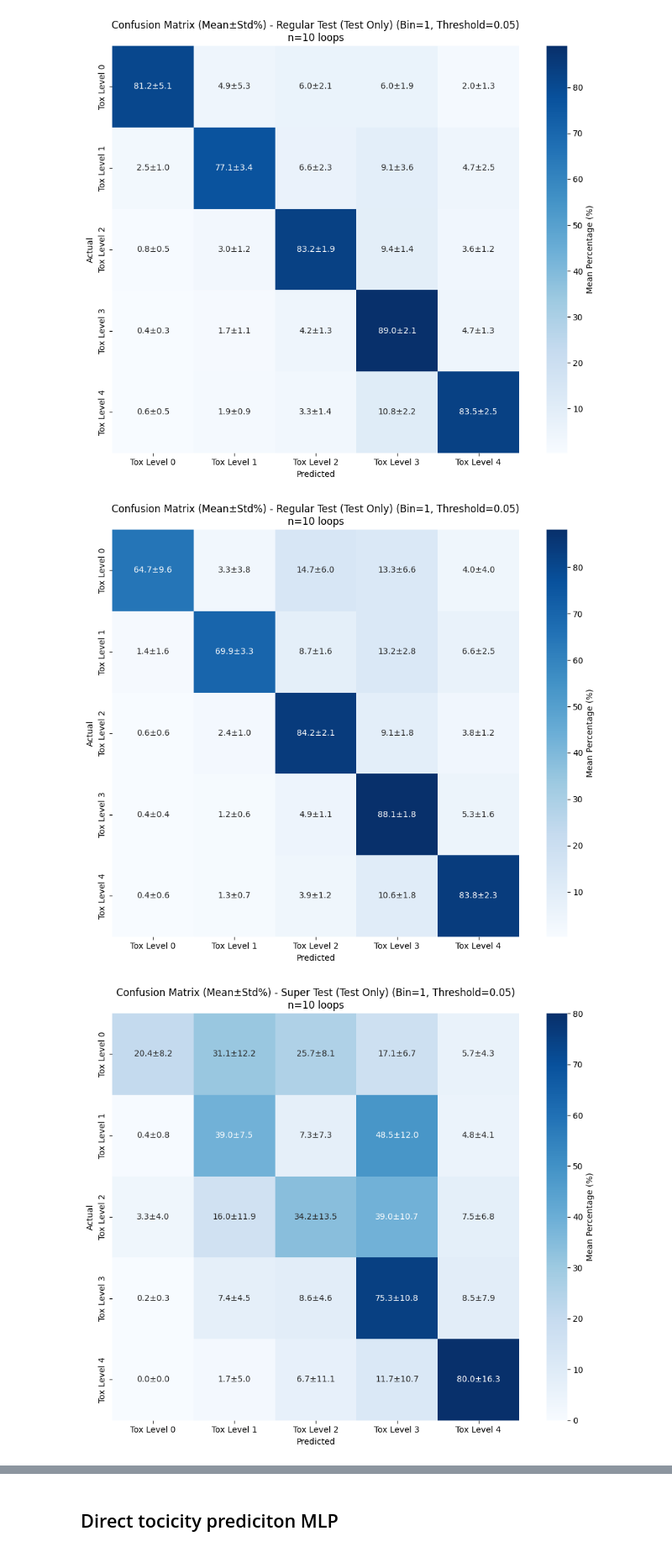
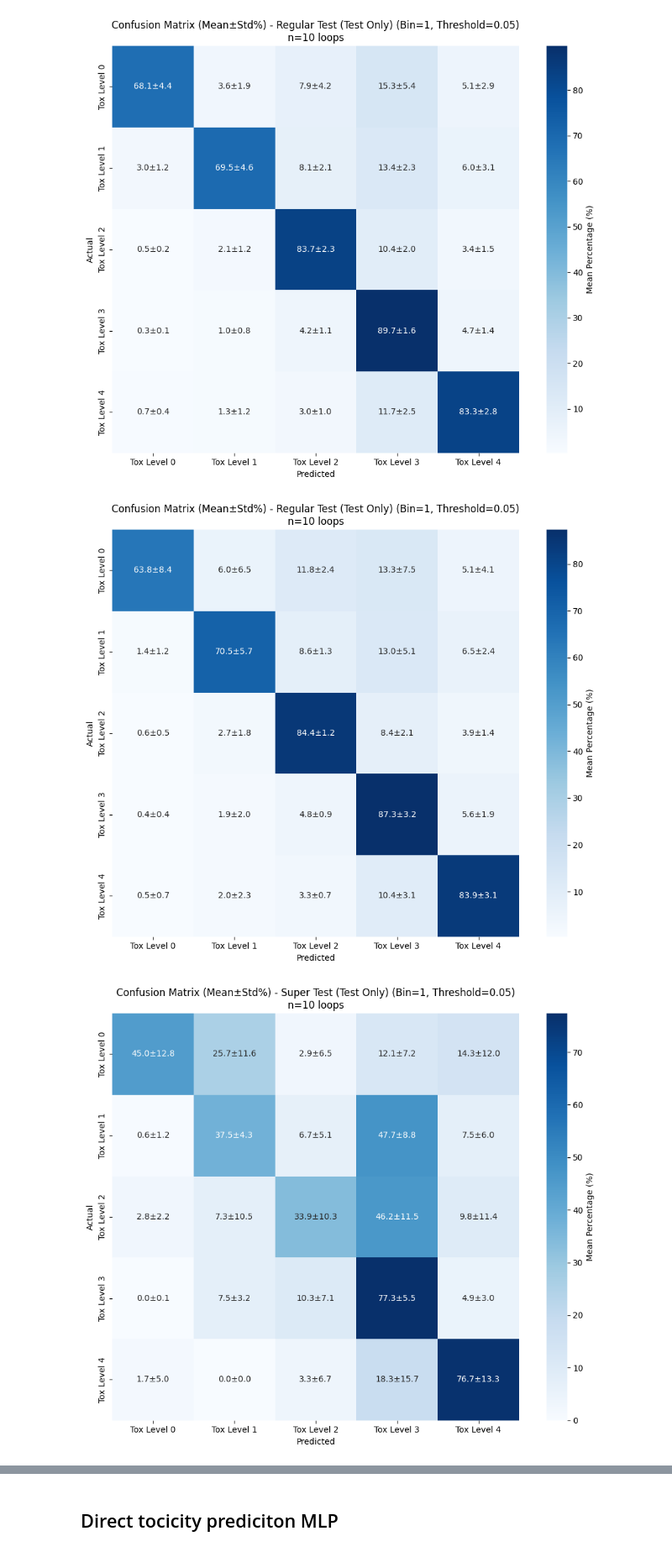
Before and after one commit to DashLLipsey/PREDICT-MIT-LL, a Jupyter notebook: Notebooks/2_step_model_confusion_and_heatmaps.ipynb, the cells around one changed output, grey strips where cells are left out. Shown at 84% size. Cells and saved outputs as stored; diff of their text form; code cells hidden in the pictures.

```diff
--- a/Notebooks/2_step_model_confusion_and_heatmaps.ipynb
+++ b/Notebooks/2_step_model_confusion_and_heatmaps.ipynb
@@ -2096,20 +2095,20 @@ create_percentage_confusion_matrix_mean_std(folder='/home/dlipsey/MITLincolnLabs
                                             use_super_test=False,
                                             save_plots=False,
                                             test_only=True,
-                                            num_loops=5) # None for all
+                                            num_loops=10) # None for all
 # %% [output]
-[figure, old version]
+[figure, new version]
 # %%
 # Super Test Confusion Matrix
 create_percentage_confusion_matrix_mean_std(folder='/home/dlipsey/MITLincolnLabs/MIT_LL_data/',
                                             folder_name='2step_cond_enc_134_loop_super_test',
                                             bin_size=1, threshold_size=0.05,
                                             use_super_test=True,
                                             save_plots=False,
                                             test_only=True,
-                                            num_loops=5) # None for all
+                                            num_loops=10) # None for all
 # %% [output]
-[figure, old version]
+[figure, new version]
 # %%
 # Synthetic Ablation Super Test Confusion Matrix
 create_percentage_confusion_matrix_mean_std(folder='/home/dlipsey/MITLincolnLabs/MIT_LL_data/',
```
Also changed, not shown: parts of 10 cells of this notebook, 5 other files.
